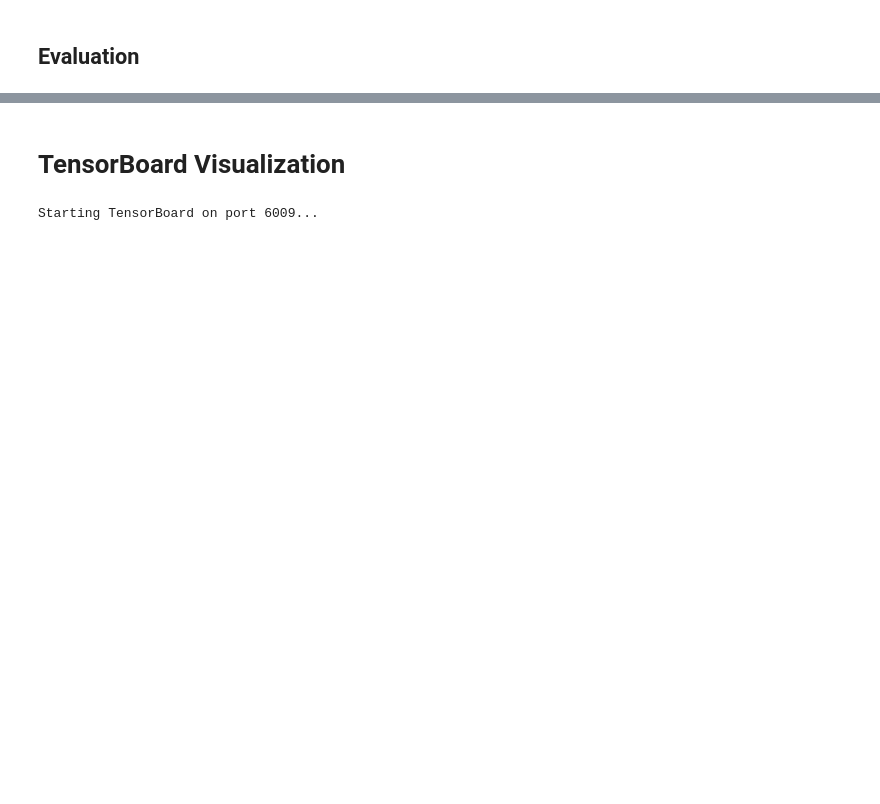
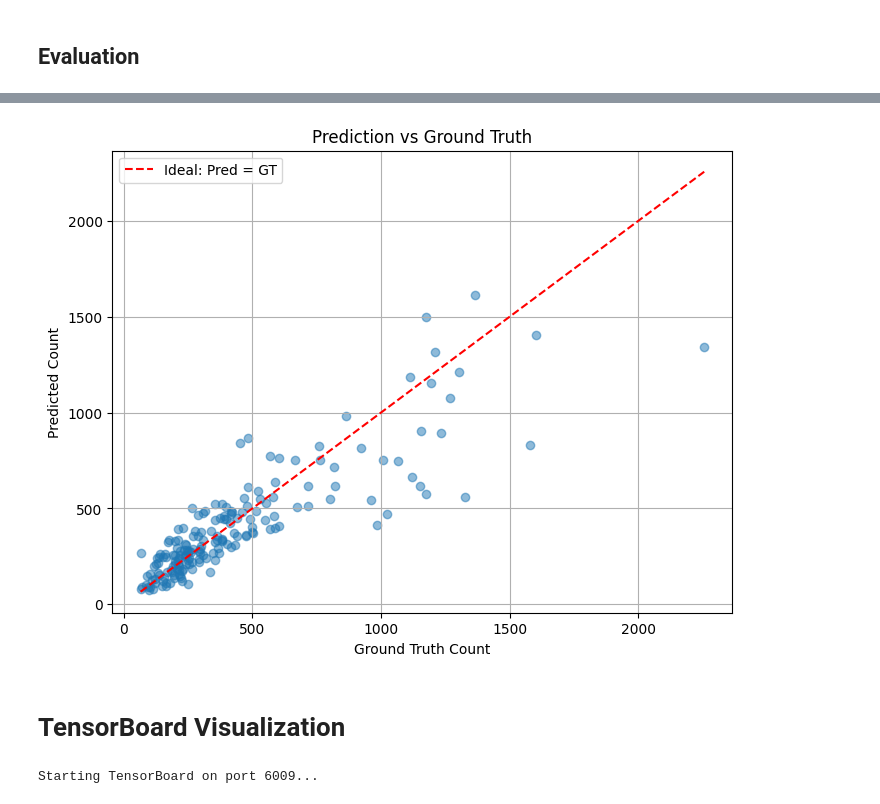
Before and after one commit to anhkhoa706/python-for-dl-homework, a Jupyter notebook: week10/week10_crowd_counting.ipynb, the cells around one changed output, grey strips where cells are left out. Cells and saved outputs as stored; diff of their text form; code cells hidden in the pictures; blank space fills up the shorter version.

```diff
--- a/week10/week10_crowd_counting.ipynb
+++ b/week10/week10_crowd_counting.ipynb
@@ -258,13 +338,12 @@ class TrainConfig:
                  patience=30,
                  ckpt_dir="checkpoints",
                  log_dir="runs/train",
-                 use_mixup=True,
-                 mixup_alpha=0.4,
+                 use_cutmix=True,
+                 cutmix_alpha=1.0,
                  use_grad_clip=True,
                  grad_clip_max_norm=1.0,
-                 scheduler_type="reduce_plateau",
-                 scheduler_factor=0.5,
-                 scheduler_patience=5):
+                 dataset_root="your/dataset/path",
+                 use_augment=True):
 
         self.model_name = model_name
         self.num_epochs = num_epochs
@@ -273,17 +352,16 @@ class TrainConfig:
         self.ckpt_dir = ckpt_dir
         self.log_dir = log_dir
 
-        # MixUp
-        self.use_mixup = use_mixup
-        self.mixup_alpha = mixup_alpha
+        # CutMix
+        self.use_cutmix = use_cutmix
+        self.cutmix_alpha = cutmix_alpha
 
         # Gradient Clipping
         self.use_grad_clip = use_grad_clip
         self.grad_clip_max_norm = grad_clip_max_norm
 
-        # Scheduler
-        self.scheduler_type = scheduler_type
-        self.scheduler_factor = scheduler_factor
-        self.scheduler_patience = scheduler_patience
+        # Dataset
+        self.dataset_root = dataset_root
+        self.use_augment = use_augment
 # %% [markdown]
 # Main Training Function
@@ -435,5 +559,7 @@ train_config_shufflenet = TrainConfig(
 # %%
 # Model summary including FLOPs and parameters
-model = get_model(train_config_shufflenet.model_name)
-gflops, params = summarize_model(model)
-print(f"GFLOPS: {gflops:.4f}, Params: {params:.2f}M")
+# Uncomment to visualize the model structure, GFLOPS, and parameters
+# ShuffleNetV2 - GFLOPS: 0.0571, Params: 0.34M
+# model = get_model(train_config_shufflenet.model_name)
+# gflops, params = summarize_model(model)
+# print(f"GFLOPS: {gflops:.4f}, Params: {params:.2f}M")
@@ -557 +717,12 @@ def predict_on_test_set(model, test_loader, device, max_images=4):
+# %%
+device = torch.device("cuda" if torch.cuda.is_available() else "cpu")
+
+# Load the dataset for testing
+train_loader, test_loader = load_shanghai_dataset(
+    train_config_shufflenet.dataset_root,
+    batch_size=16,
+    use_augment=train_config_shufflenet.use_augment
+)
+# Load best model
+model = load_best_model(train_config_shufflenet, device)
 # %%
@@ -575,3 +745,8 @@ Test MAE: 113.07
+# %%
+# Print predictions and ground truths
+plot_prediction_vs_ground_truth(model, test_loader, device)
+# %% [output]
+[figure, added]
 # %% [markdown]
 # TensorBoard Visualization
 # %%
```
Also changed, not shown: parts of 27 cells of this notebook, 3 other files.
